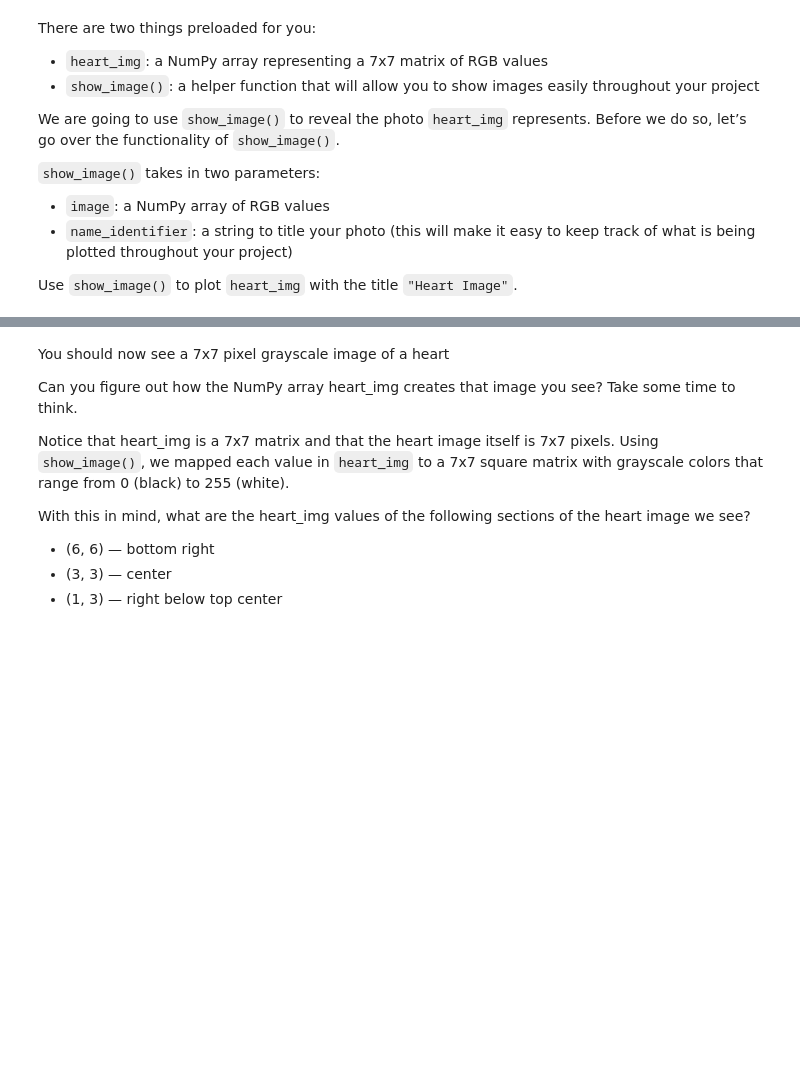
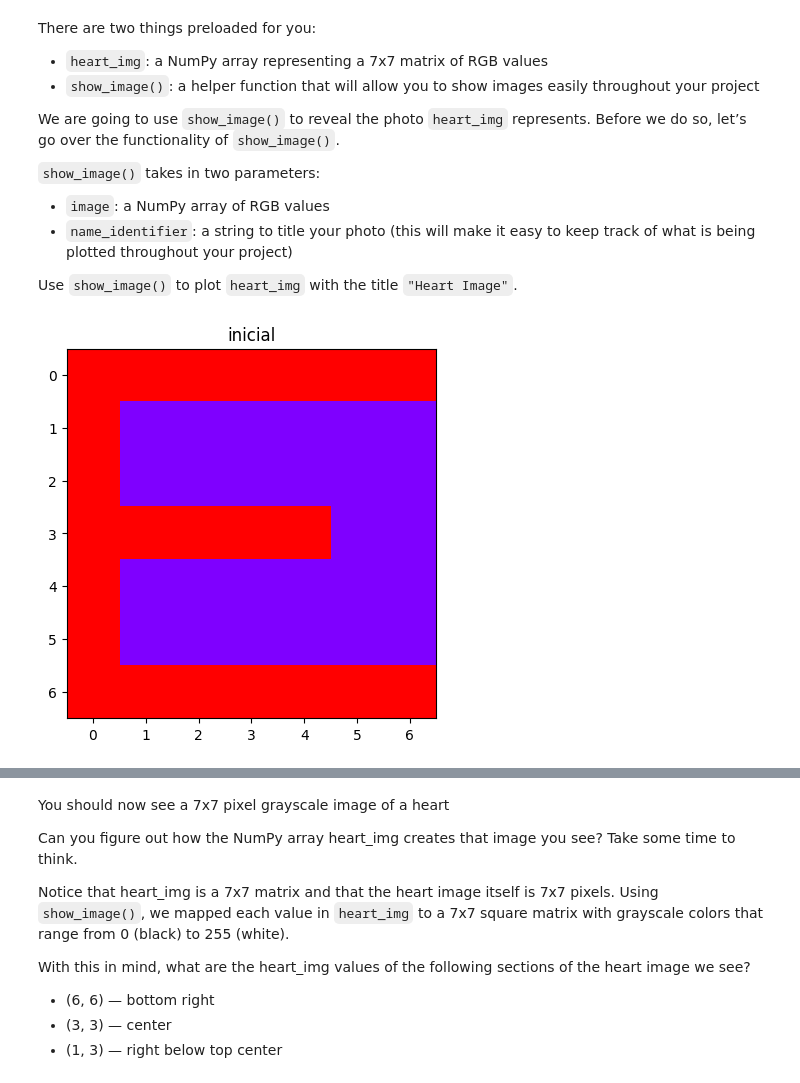
Before and after one commit to estebanr2/ImageTransformationsWithNumPy, a Jupyter notebook: ImageTransformationsWithNumPy.ipynb, the cells around one changed output, grey strips where cells are left out. Saved outputs shown, nothing was run; the diff lists cells and outputs as text; code cells hidden in the pictures; blank space fills up the shorter version.

```diff
--- a/ImageTransformationsWithNumPy.ipynb
+++ b/ImageTransformationsWithNumPy.ipynb
@@ -35,6 +49,10 @@ We are going to use `show_image()` to reveal the photo `heart_img` represents. B
 - `name_identifier`: a string to title your photo (this will make it easy to keep track of what is being plotted throughout your project)
 
 Use `show_image()` to plot `heart_img` with the title `"Heart Image"`.
+# %%
+show_image(letter_e,"inicial")
+# %% [output]
+[figure, added]
 # %%
 show_image(heart_img,"Heart Image")
 # %% [output]
```
Also changed, not shown: parts of 3 cells of this notebook.
